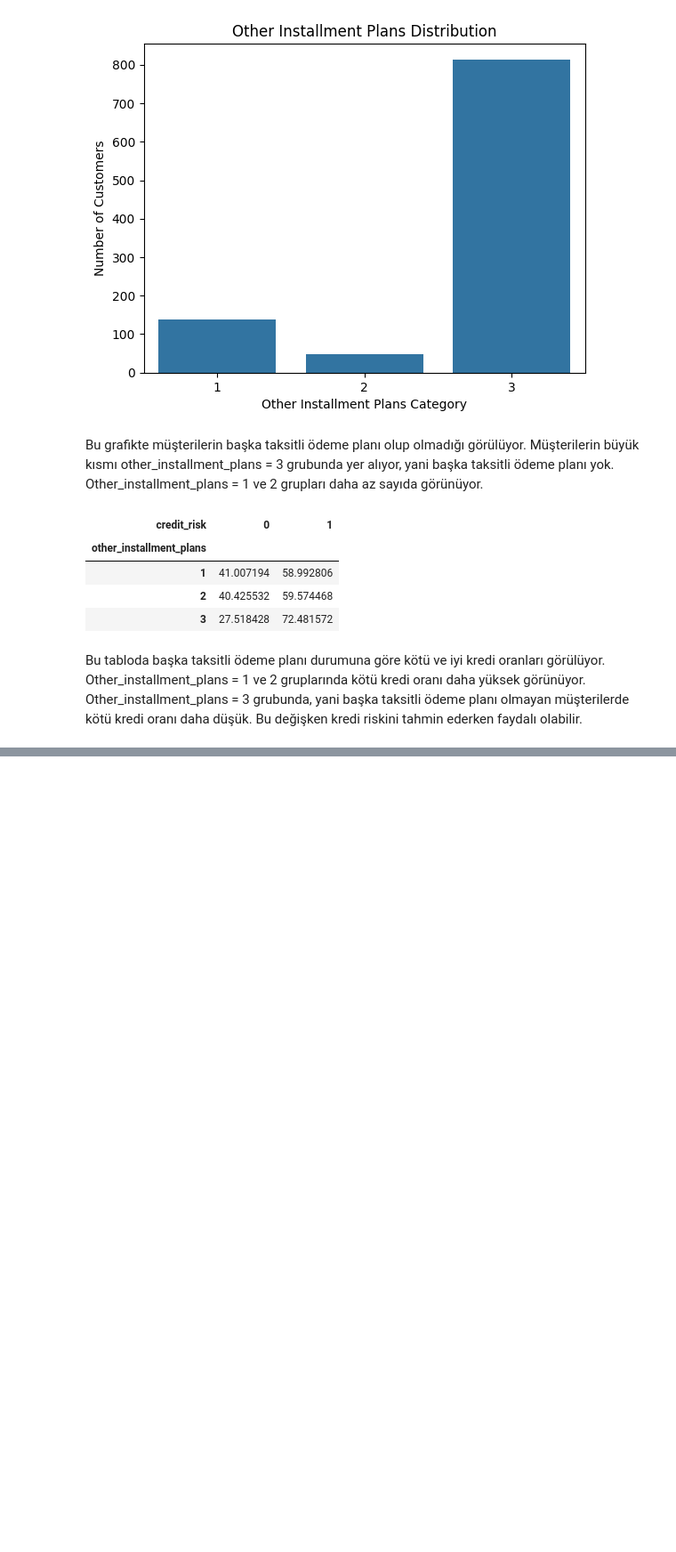
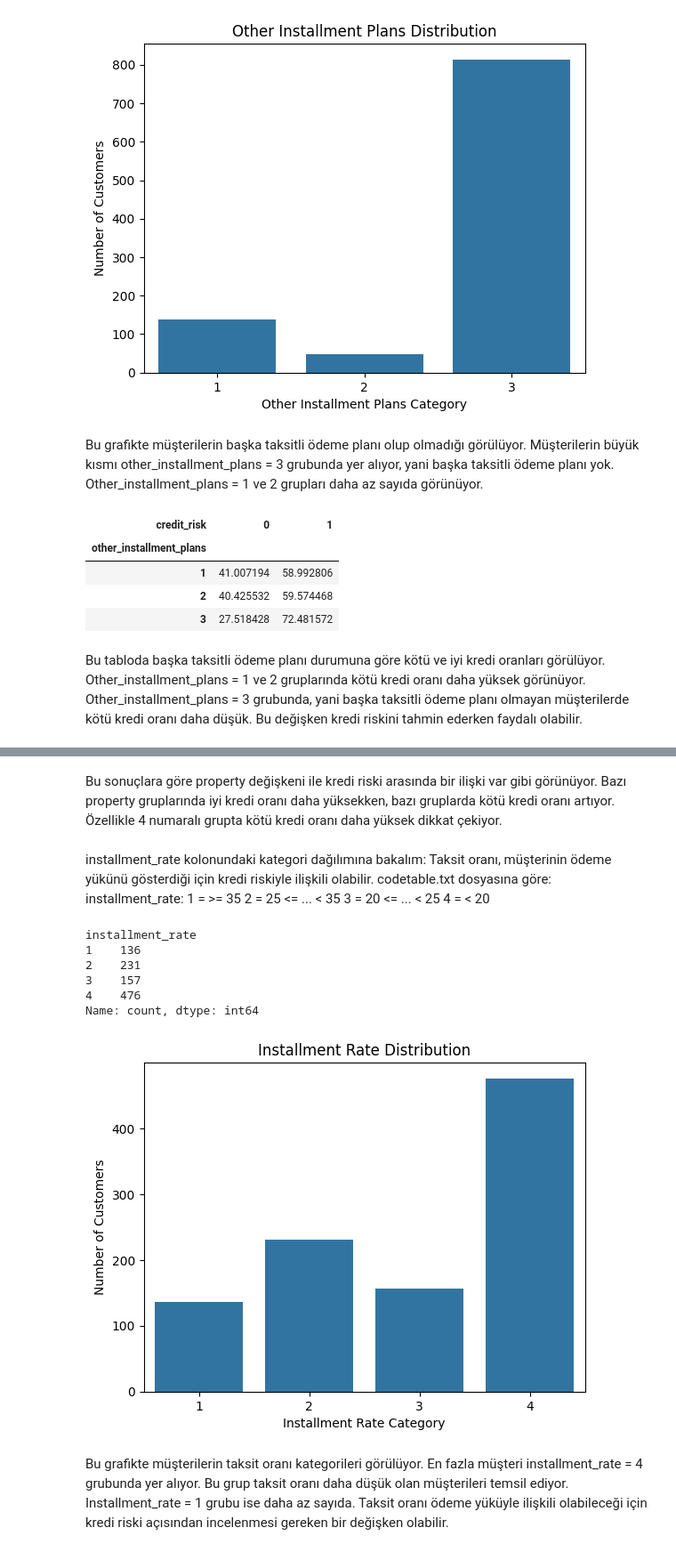
Before and after one commit to Esr1903/credit-risk-scoring-system, a Jupyter notebook: notebooks/02_veri_kesfi_ve_grafikler.ipynb, the cells around one changed output, grey strips where cells are left out. Shown at 89% size. Saved outputs shown, nothing was run; the diff lists cells and outputs as text; code cells hidden in the pictures; blank space fills up the shorter version.

```diff
--- a/notebooks/02_veri_kesfi_ve_grafikler.ipynb
+++ b/notebooks/02_veri_kesfi_ve_grafikler.ipynb
@@ -746,0 +784,30 @@ Bu tabloda başka taksitli ödeme planı durumuna göre kötü ve iyi kredi oran
+# %% [markdown]
+Bu sonuçlara göre property değişkeni ile kredi riski arasında bir ilişki var gibi görünüyor. Bazı property gruplarında iyi kredi oranı daha yüksekken, bazı gruplarda kötü kredi oranı artıyor. Özellikle 4 numaralı grupta kötü kredi oranı daha yüksek dikkat çekiyor.
+# %% [markdown]
+installment_rate kolonundaki kategori dağılımına bakalım:
+Taksit oranı, müşterinin ödeme yükünü gösterdiği için kredi riskiyle ilişkili olabilir.
+codetable.txt dosyasına göre:
+installment_rate:
+1 = >= 35
+2 = 25 <= ... < 35
+3 = 20 <= ... < 25
+4 = < 20
+# %%
+df["installment_rate"].value_counts().sort_index()
+# %% [output]
+installment_rate
+1    136
+2    231
+3    157
+4    476
+Name: count, dtype: int64
+# %%
+sns.countplot(data=df, x="installment_rate")
+plt.title("Installment Rate Distribution")
+plt.xlabel("Installment Rate Category")
+plt.ylabel("Number of Customers")
+plt.show()
+# %% [output]
+[figure, added]
+# %% [markdown]
+Bu grafikte müşterilerin taksit oranı kategorileri görülüyor. En fazla müşteri installment_rate = 4 grubunda yer alıyor. Bu grup taksit oranı daha düşük olan müşterileri temsil ediyor. Installment_rate = 1 grubu ise daha az sayıda. Taksit oranı ödeme yüküyle ilişkili olabileceği için kredi riski açısından incelenmesi gereken bir değişken olabilir.
```
Also changed, not shown: parts of 24 cells of this notebook.
